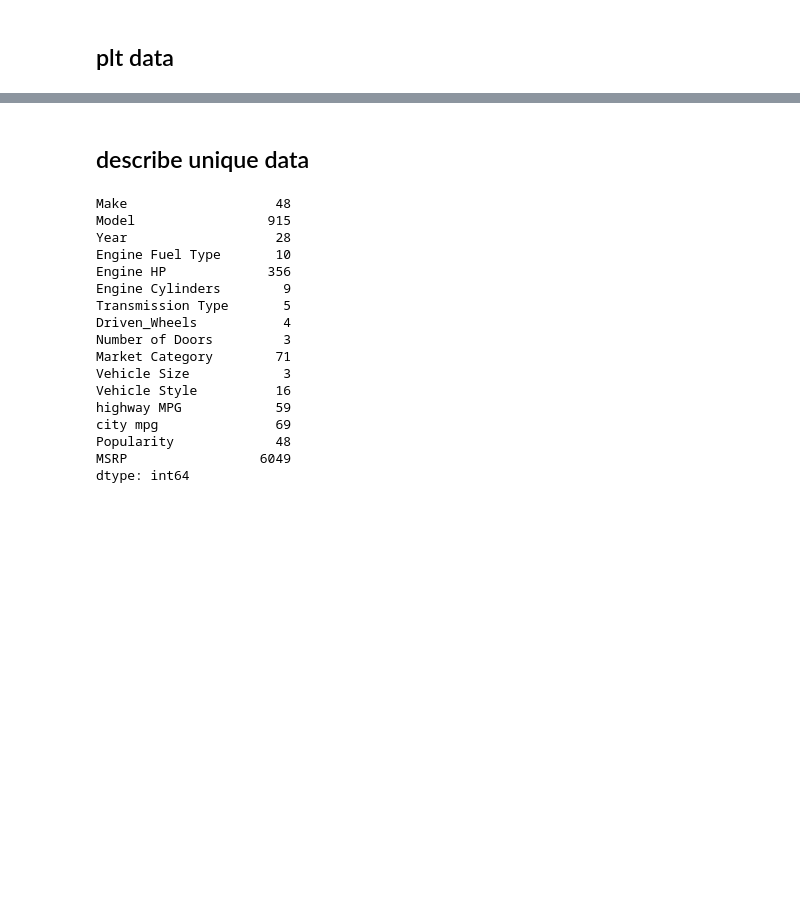
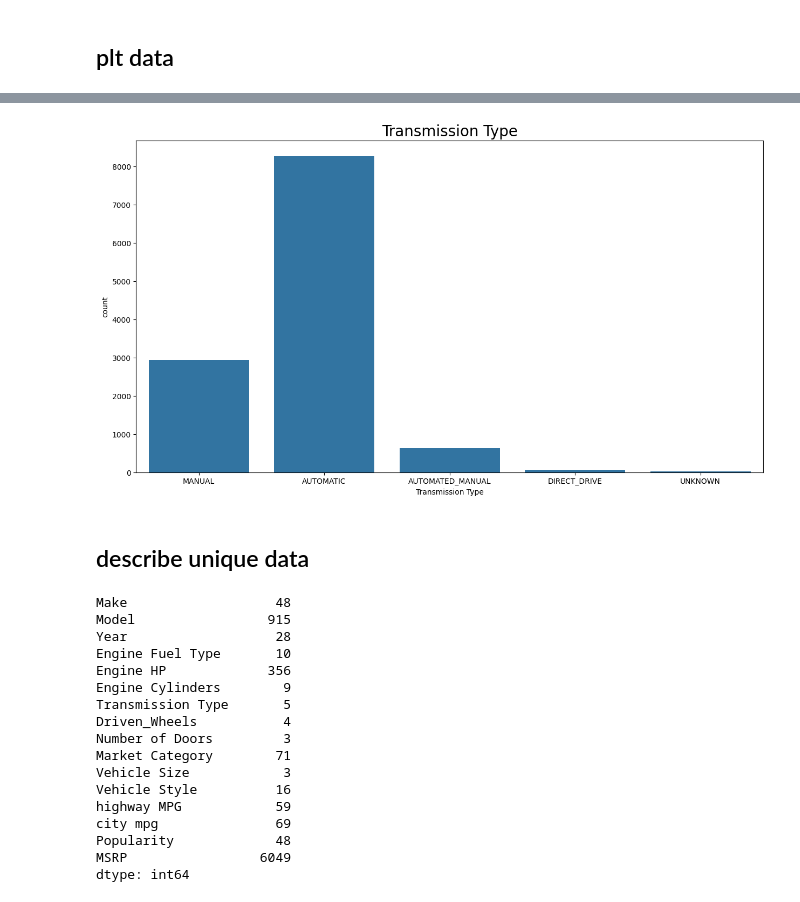
Before and after one commit to Rushit16102004/car-price-prediction-using-ML, a Jupyter notebook: prediction.ipynb, the cells around one changed output, grey strips where cells are left out. Drawn from its saved outputs; the diff is of its cells as text; code cells hidden in the pictures; blank space fills up the shorter version.

```diff
--- a/prediction.ipynb
+++ b/prediction.ipynb
@@ -68,8 +72,10 @@ import seaborn as sns
 # %%
-# plt.figure(figsize = (15,8))
-# sns.countplot(x = data['Transmission Type'])
-# plt.title("Transmission Type", fontsize = 20)
-# plt.show()
+plt.figure(figsize = (15,8))
+sns.countplot(x = data['Transmission Type'])
+plt.title("Transmission Type", fontsize = 20)
+plt.show()
+# %% [output]
+[figure, added]
 # %% [markdown]
 ## describe unique data ##
 # %%
```
Also changed, not shown: parts of 15 cells of this notebook.
